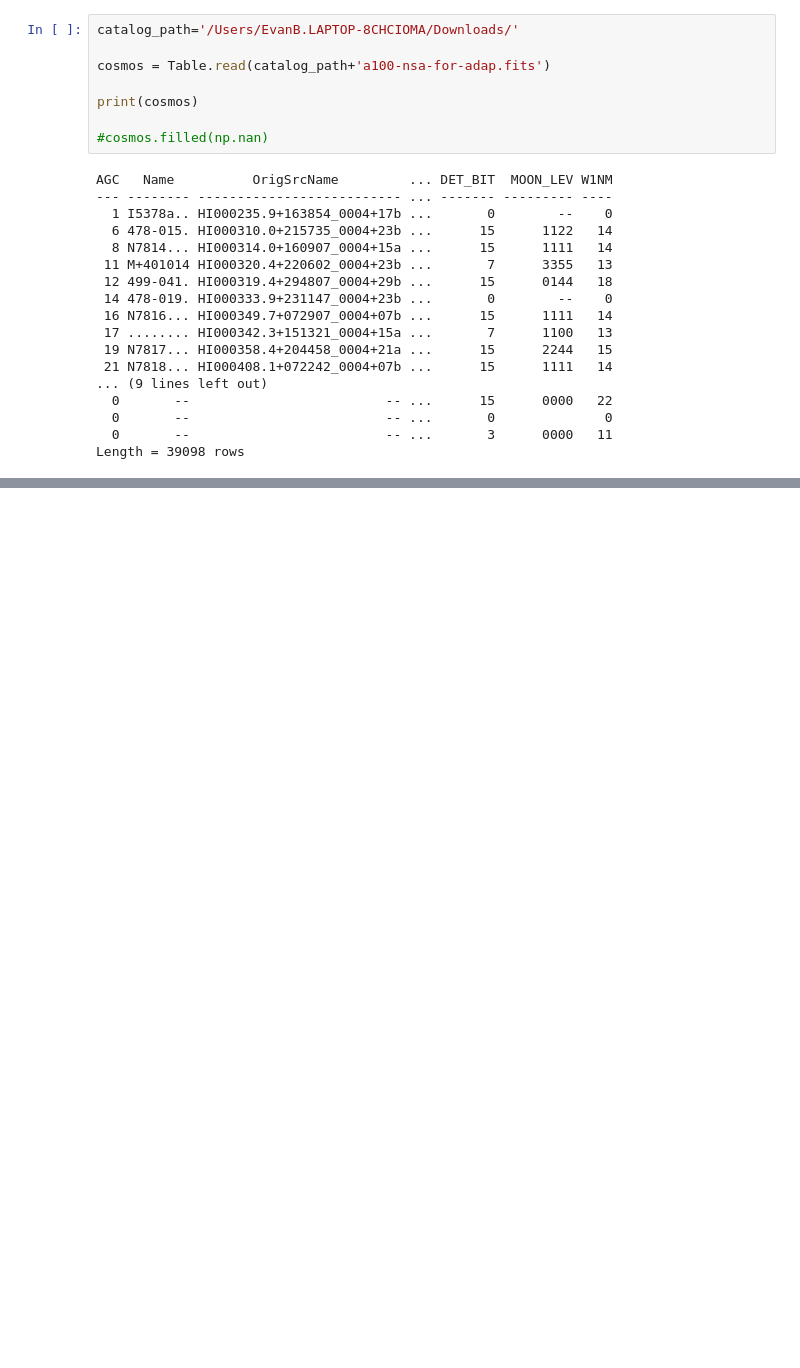
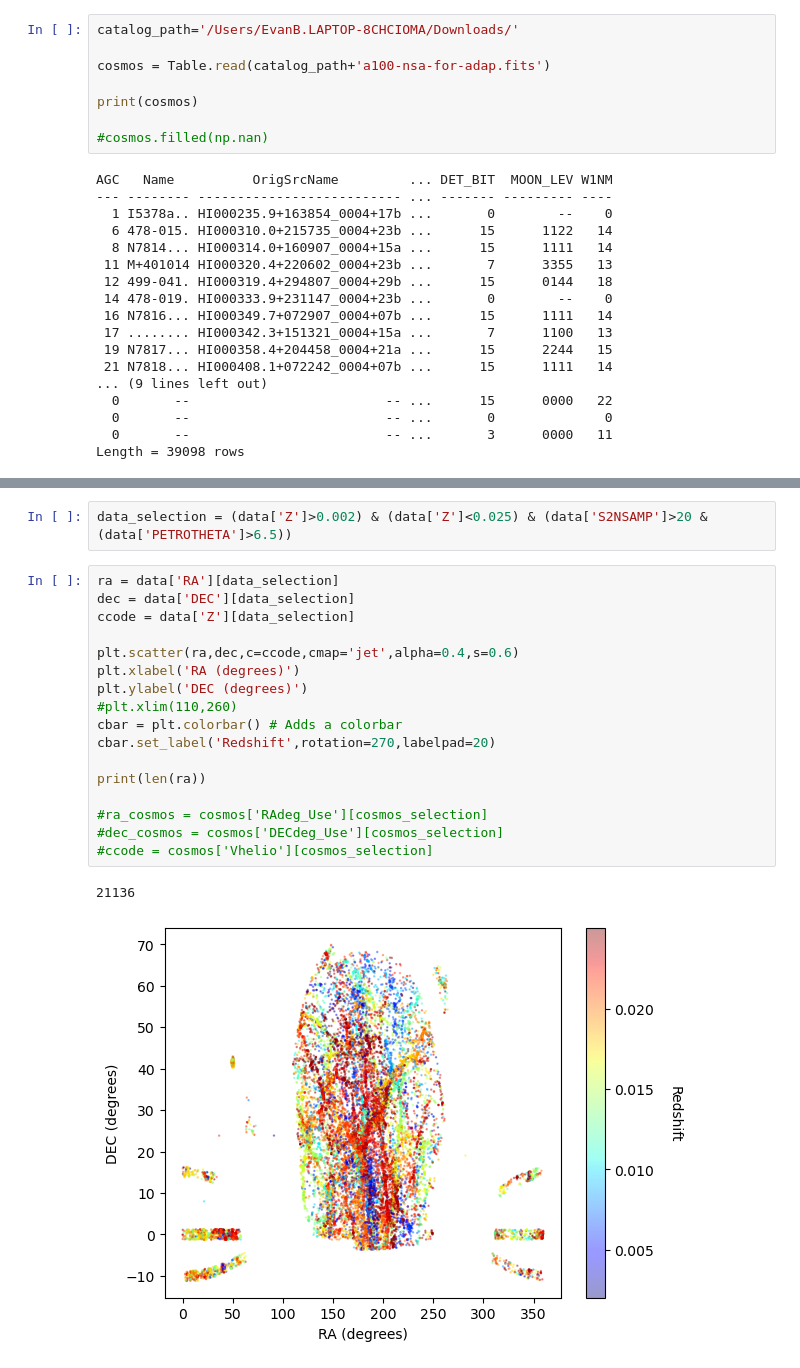
Before and after one commit to EvanBarkus/WISESize_Project, a Jupyter notebook: NSF_Figure.ipynb, the cells around one changed output, grey strips where cells are left out. Drawn from its saved outputs; the diff is of its cells as text; blank space fills up the shorter version.

```diff
--- a/NSF_Figure.ipynb
+++ b/NSF_Figure.ipynb
@@ -111,0 +157,22 @@ print(len(ra_cosmos))
+# %%
+data_selection = (data['Z']>0.002) & (data['Z']<0.025) & (data['S2NSAMP']>20 & (data['PETROTHETA']>6.5))
+# %%
+ra = data['RA'][data_selection]
+dec = data['DEC'][data_selection]
+ccode = data['Z'][data_selection]
+
+plt.scatter(ra,dec,c=ccode,cmap='jet',alpha=0.4,s=0.6)
+plt.xlabel('RA (degrees)')
+plt.ylabel('DEC (degrees)')
+#plt.xlim(110,260)
+cbar = plt.colorbar() # Adds a colorbar
+cbar.set_label('Redshift',rotation=270,labelpad=20)
+
+print(len(ra))
+
+#ra_cosmos = cosmos['RAdeg_Use'][cosmos_selection]
+#dec_cosmos = cosmos['DECdeg_Use'][cosmos_selection]
+#ccode = cosmos['Vhelio'][cosmos_selection]
+# %% [output]
+21136
+[figure, added]
```
Also changed, not shown: parts of 12 cells of this notebook.
